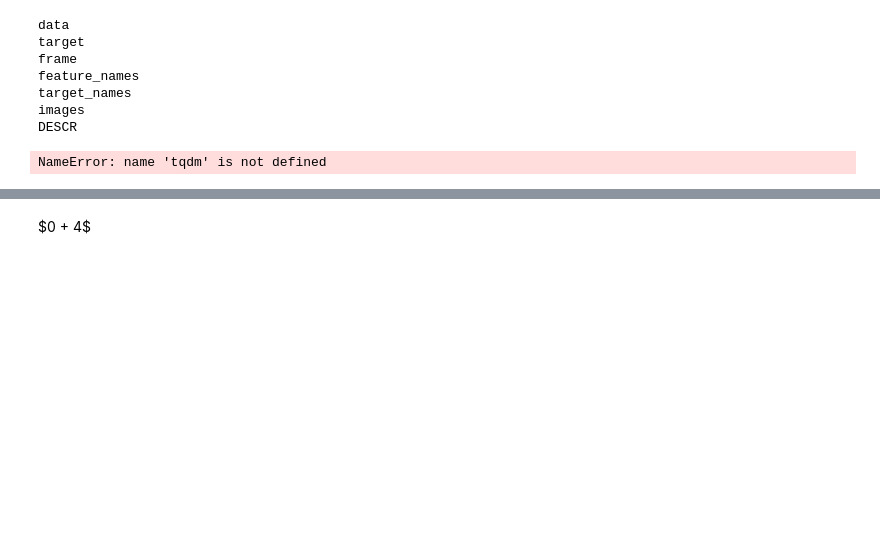
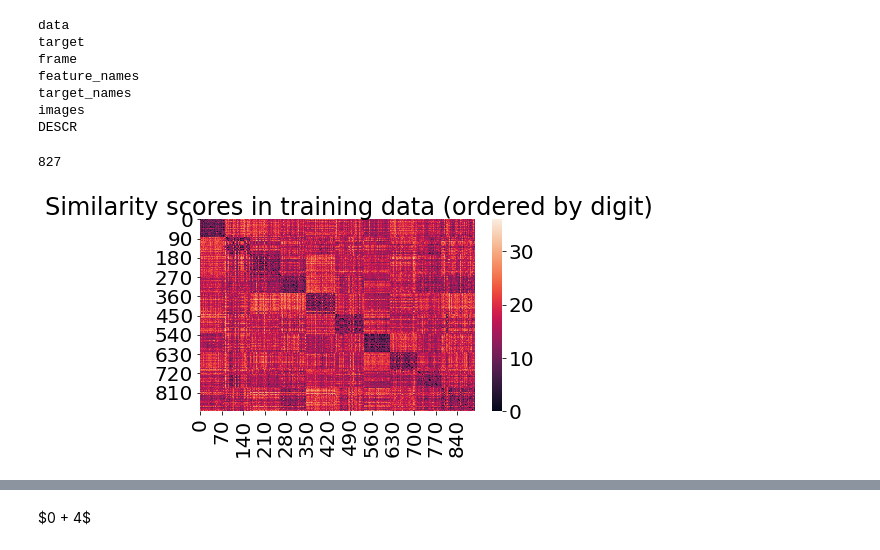
Before and after one commit to rkeulemans/exercise_public, a Jupyter notebook: mnist_knn_tutorial.ipynb, the cells around one changed output, grey strips where cells are left out. Drawn from its saved outputs; the diff is of its cells as text; code cells hidden in the pictures; blank space fills up the shorter version.

```diff
--- a/mnist_knn_tutorial.ipynb
+++ b/mnist_knn_tutorial.ipynb
@@ -623,35 +637,41 @@ DESCR
 # %%
 from sklearn.model_selection import train_test_split
 
 X_train, X_test, y_train, y_test = train_test_split(
     digits.data, digits.target, test_size=0.5, shuffle=True)
 
-# sorted_indices = np.argsort(y_train)
-# X_train = X_train[sorted_indices]
-# similarity_matrix = np.empty((len(X_train), len(X_train)))
-# for i in tqdm.tqdm(range(len(X_train))):
-#     for j in range(len(X_train)):
-#         similarity_matrix[i][j] = np.sum(np.abs(to_binary(X_train[i]) - to_binary(X_train[j])))
-# sns.heatmap(similarity_matrix, annot = False)
+sorted_indices = np.argsort(y_train)
+X_train = X_train[sorted_indices]
+similarity_matrix = np.empty((len(X_train), len(X_train)))
+for i in tqdm.tqdm(range(len(X_train))):
+    for j in range(len(X_train)):
+        similarity_matrix[i][j] = np.sum(np.abs(to_binary(X_train[i]) - to_binary(X_train[j])))
+h = sns.heatmap(similarity_matrix, annot = False)
+plt.tight_layout()
+h.get_figure().suptitle("Similarity scores in training data (ordered by digit)")
+h.get_figure().savefig("similarity_scores_matrix", dpi=300)
+
+
 
 predicted = []
 scores = []
 
 for d in tqdm.tqdm(X_test):
     scores = []
     for x in X_train:
         scores.append(np.sum(np.abs(to_binary(d) - to_binary(x))))
     indices = np.argsort(np.array(scores))
     neighbours = y_train[indices]
     knn = neighbours[:20]
 #     print(knn)
     prediction = np.argmax(np.bincount(knn))
 #     print(prediction)
     predicted.append(prediction)
 
 print(np.count_nonzero(np.array(predicted)-y_test))
 # %% [output]
-NameError: name 'tqdm' is not defined
+827
+[figure, added]
 # %%
 print(predicted[:10])
 print(y_test[:10])
```
Also changed, not shown: parts of 4 cells of this notebook, 5 other files.
